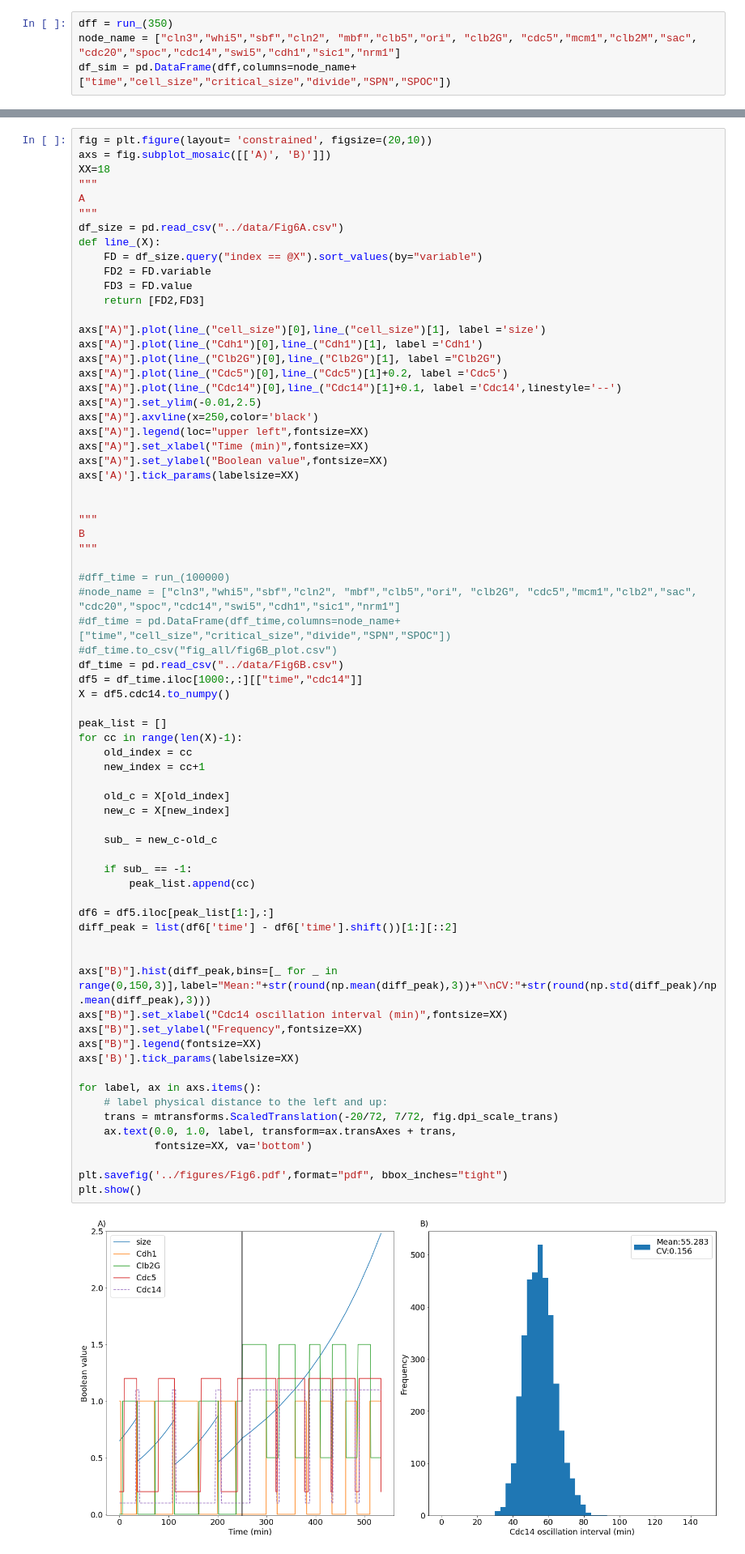
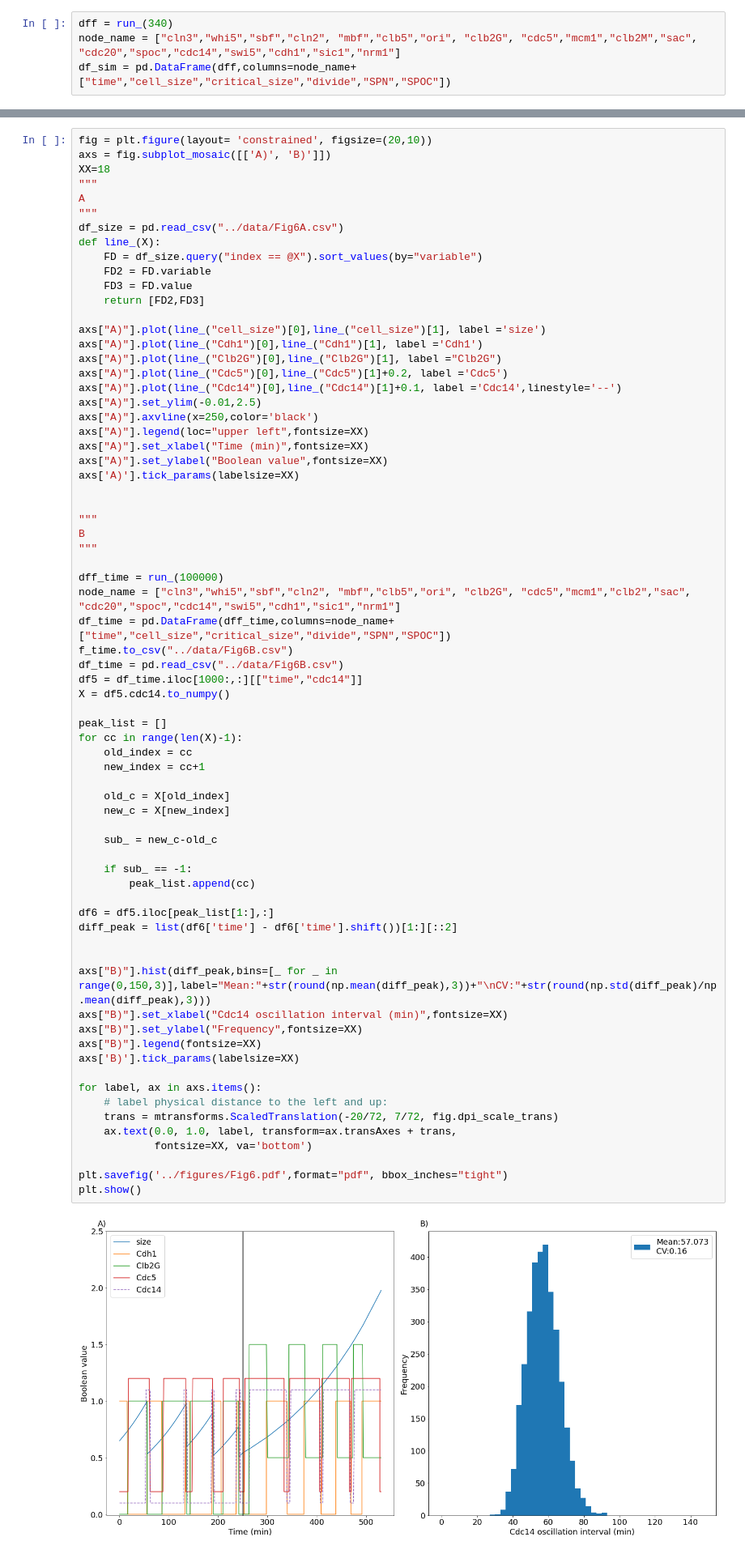
Before and after one commit to Ktaoma/A-continuous-time-Boolean-model-of-the-endocycle-events-in-budding-yeast, a Jupyter notebook: codes/simulate-Fig6.ipynb, the cells around one changed output, grey strips where cells are left out. Shown at 81% size. Drawn from its saved outputs; the diff is of its cells as text.

```diff
--- a/codes/simulate-Fig6.ipynb
+++ b/codes/simulate-Fig6.ipynb
@@ -339,7 +350,7 @@ def run_(simulated_time):
 
     return sim_list
 # %%
-dff = run_(350)
+dff = run_(340)
 node_name = ["cln3","whi5","sbf","cln2", "mbf","clb5","ori", "clb2G", "cdc5","mcm1","clb2M","sac", "cdc20","spoc","cdc14","swi5","cdh1","sic1","nrm1"]
 df_sim = pd.DataFrame(dff,columns=node_name+["time","cell_size","critical_size","divide","SPN","SPOC"])
 # %%
@@ -435,10 +446,10 @@ axs['A)'].tick_params(labelsize=XX)
 B
 """
 
-#dff_time = run_(100000)
-#node_name = ["cln3","whi5","sbf","cln2", "mbf","clb5","ori", "clb2G", "cdc5","mcm1","clb2","sac", "cdc20","spoc","cdc14","swi5","cdh1","sic1","nrm1"]
-#df_time = pd.DataFrame(dff_time,columns=node_name+["time","cell_size","critical_size","divide","SPN","SPOC"])
-#df_time.to_csv("fig_all/fig6B_plot.csv")
+dff_time = run_(100000)
+node_name = ["cln3","whi5","sbf","cln2", "mbf","clb5","ori", "clb2G", "cdc5","mcm1","clb2","sac", "cdc20","spoc","cdc14","swi5","cdh1","sic1","nrm1"]
+df_time = pd.DataFrame(dff_time,columns=node_name+["time","cell_size","critical_size","divide","SPN","SPOC"])
+f_time.to_csv("../data/Fig6B.csv")
 df_time = pd.read_csv("../data/Fig6B.csv")
 df5 = df_time.iloc[1000:,:][["time","cdc14"]]
 X = df5.cdc14.to_numpy()
@@ -448,31 +459,31 @@ for cc in range(len(X)-1):
     old_index = cc
     new_index = cc+1
 
     old_c = X[old_index]
     new_c = X[new_index]
 
     sub_ = new_c-old_c
 
     if sub_ == -1:
         peak_list.append(cc)
 
 df6 = df5.iloc[peak_list[1:],:]
 diff_peak = list(df6['time'] - df6['time'].shift())[1:][::2]
 
 
 axs["B)"].hist(diff_peak,bins=[_ for _ in range(0,150,3)],label="Mean:"+str(round(np.mean(diff_peak),3))+"\nCV:"+str(round(np.std(diff_peak)/np.mean(diff_peak),3)))
 axs["B)"].set_xlabel("Cdc14 oscillation interval (min)",fontsize=XX)
 axs["B)"].set_ylabel("Frequency",fontsize=XX)
 axs["B)"].legend(fontsize=XX)
 axs['B)'].tick_params(labelsize=XX)
 
 for label, ax in axs.items():
     # label physical distance to the left and up:
     trans = mtransforms.ScaledTranslation(-20/72, 7/72, fig.dpi_scale_trans)
     ax.text(0.0, 1.0, label, transform=ax.transAxes + trans,
             fontsize=XX, va='bottom')
 
 plt.savefig('../figures/Fig6.pdf',format="pdf", bbox_inches="tight")
 plt.show()
 # %% [output]
-[figure, old version]
+[figure, new version]
```
Also changed, not shown: parts of 2 cells of this notebook.
